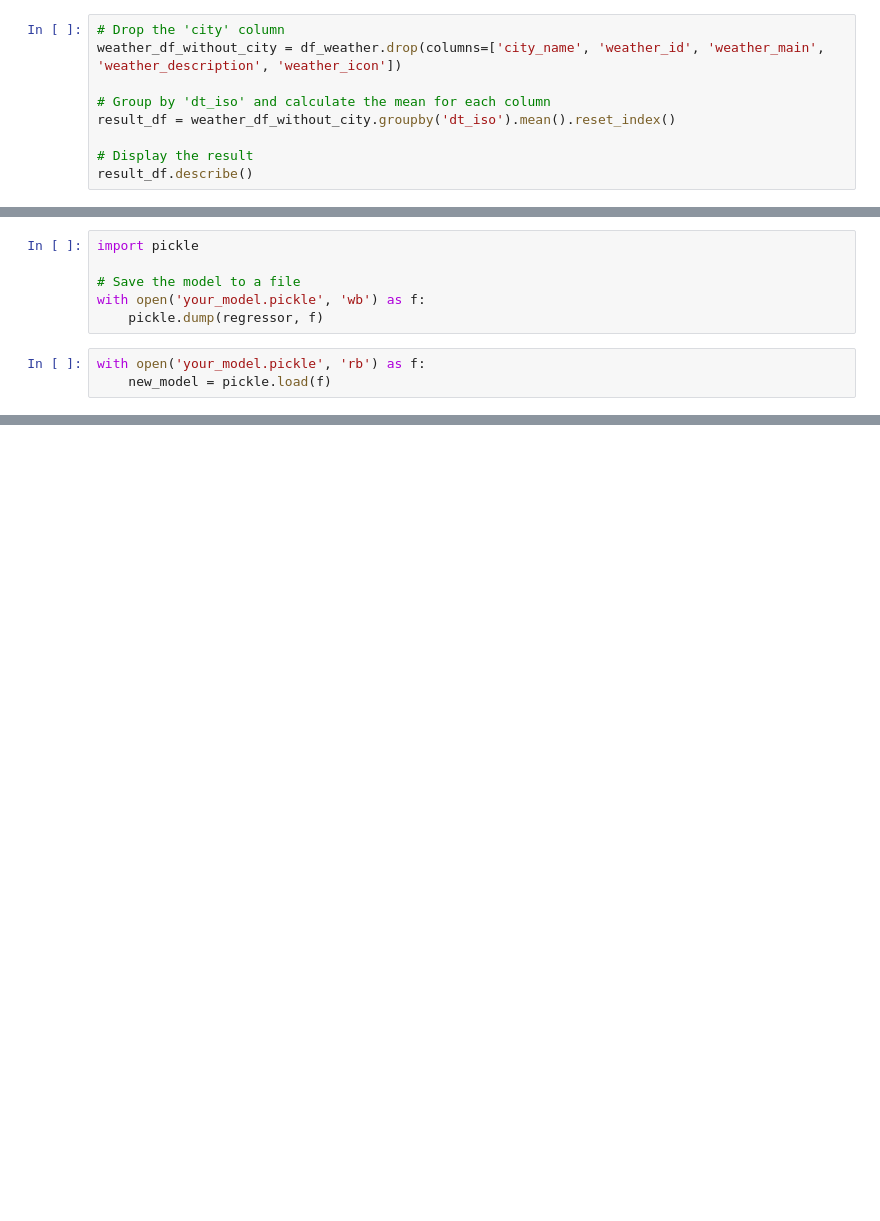
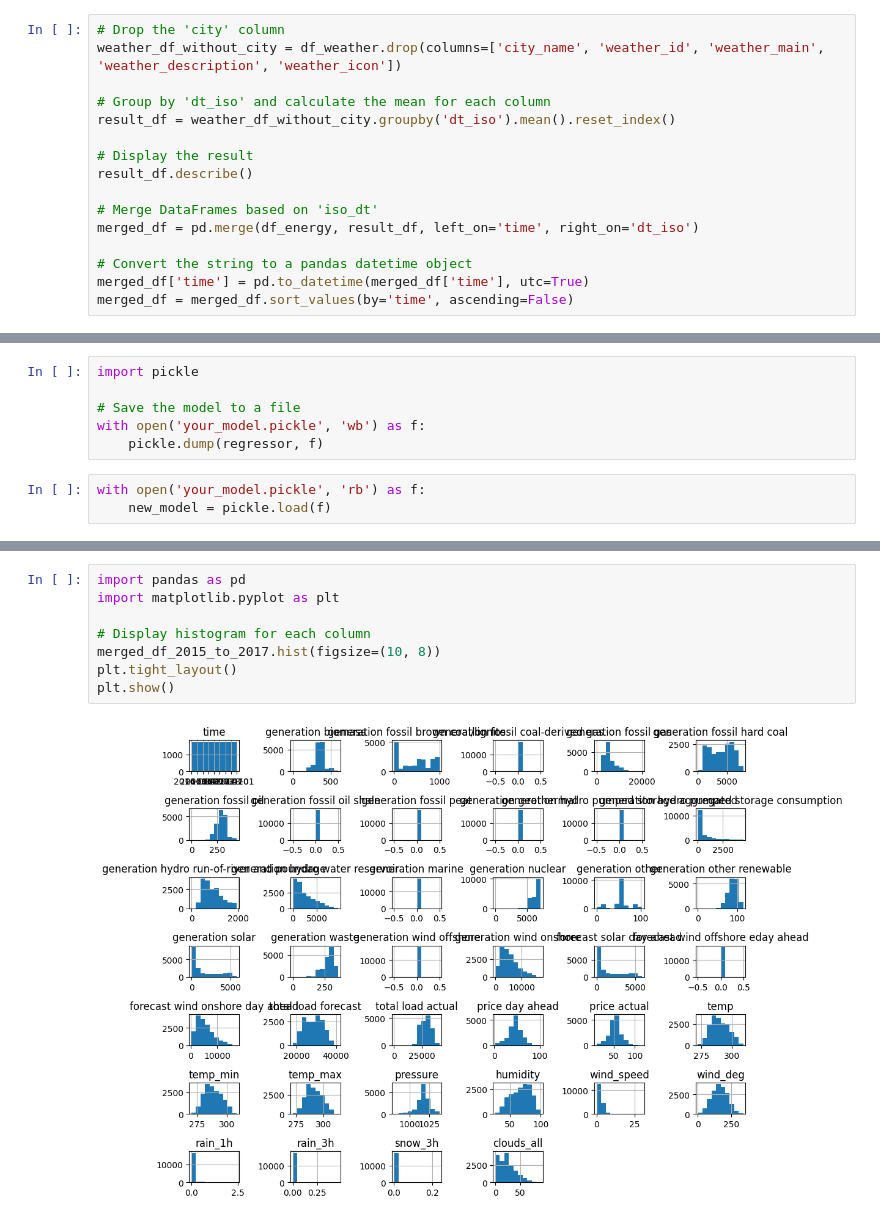
Before and after one commit to LGIRegis/Forecasting-Energy-Consumption-Price, a Jupyter notebook: Energy_Consumption_Price.ipynb, the cells around one changed output, grey strips where cells are left out. Drawn from its saved outputs; the diff is of its cells as text; blank space fills up the shorter version.

```diff
--- a/Energy_Consumption_Price.ipynb
+++ b/Energy_Consumption_Price.ipynb
@@ -166,3 +135,10 @@ result_df = weather_df_without_city.groupby('dt_iso').mean().reset_index()
 
 # Display the result
 result_df.describe()
+
+# Merge DataFrames based on 'iso_dt'
+merged_df = pd.merge(df_energy, result_df, left_on='time', right_on='dt_iso')
+
+# Convert the string to a pandas datetime object
+merged_df['time'] = pd.to_datetime(merged_df['time'], utc=True)
+merged_df = merged_df.sort_values(by='time', ascending=False)
@@ -427,0 +513,10 @@ Mean Squared Error: 116.23347637511822
+# %%
+import pandas as pd
+import matplotlib.pyplot as plt
+
+# Display histogram for each column
+merged_df_2015_to_2017.hist(figsize=(10, 8))
+plt.tight_layout()
+plt.show()
+# %% [output]
+[figure, added]
```
Also changed, not shown: parts of 59 cells of this notebook.
